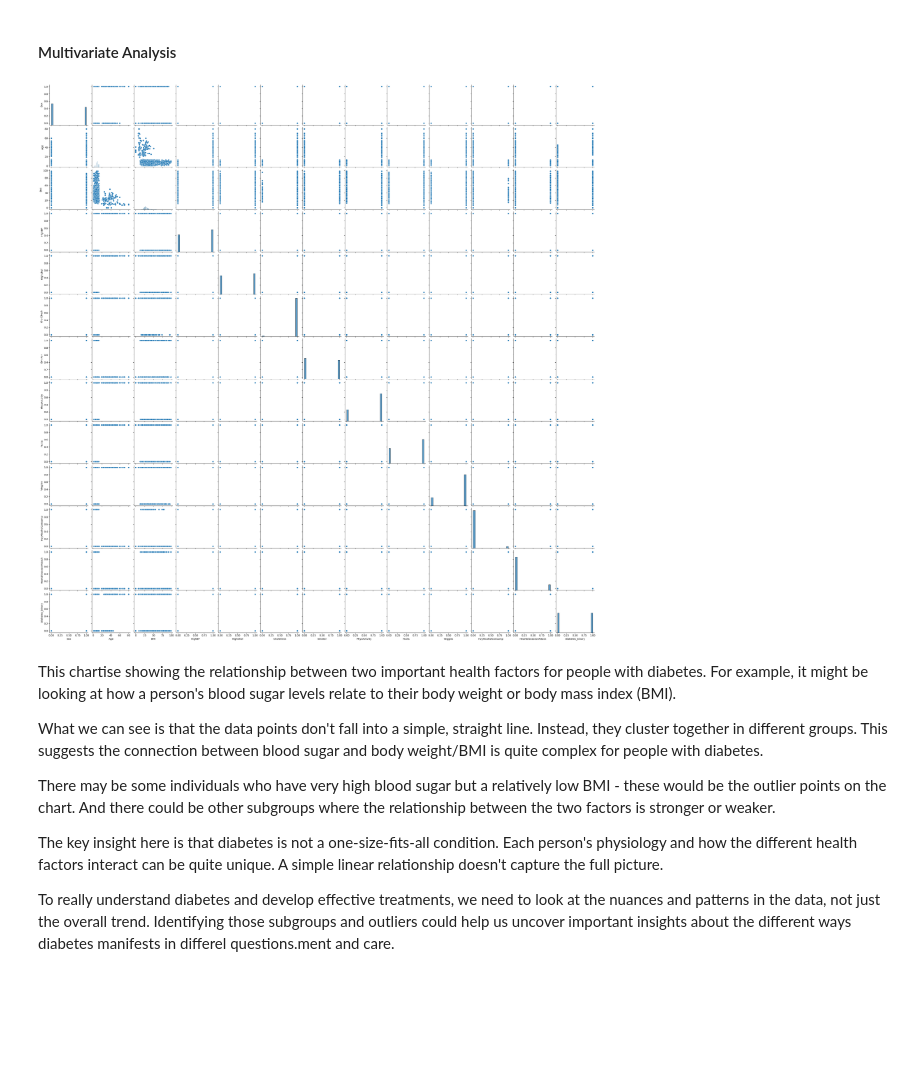
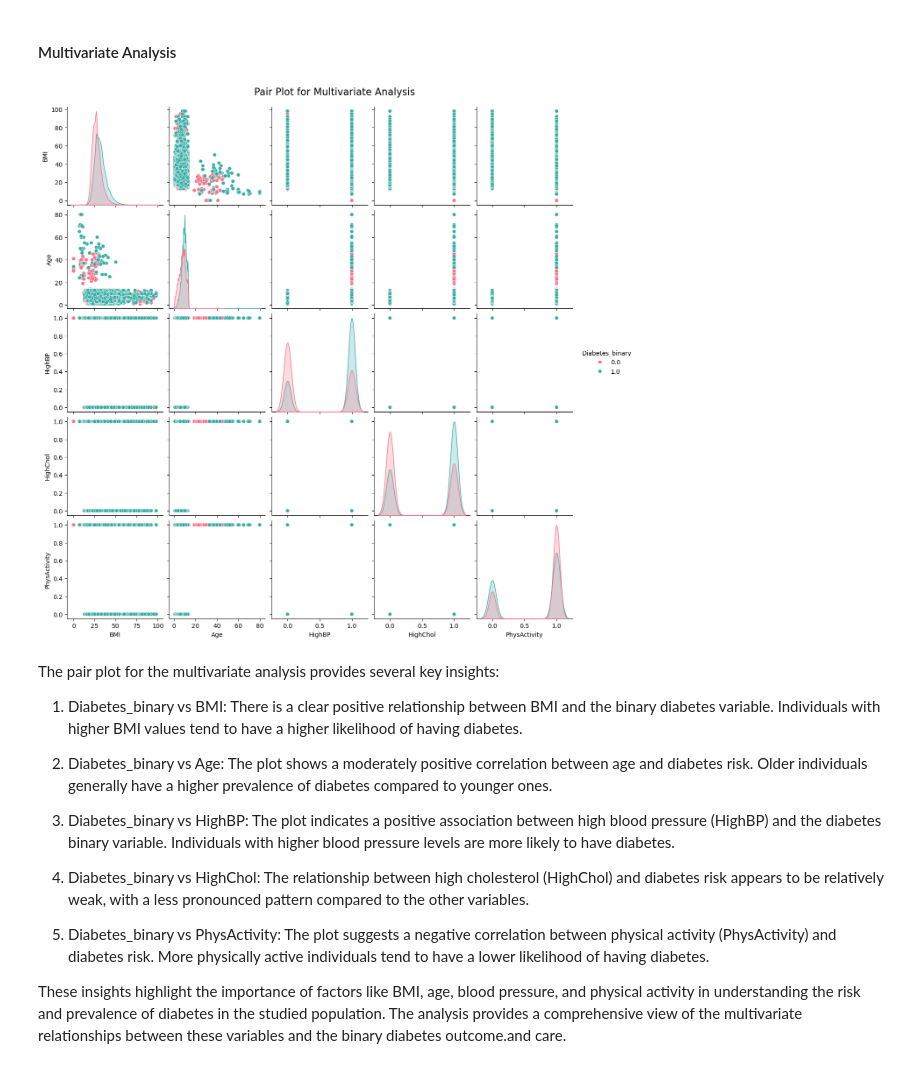
Before and after one commit to McNoblesse/Turbomedics-Diabetes, a Jupyter notebook: Data Exploration and Visualization.ipynb, the cells around one changed output. Drawn from its saved outputs; the diff is of its cells as text; code cells hidden in the pictures; blank space fills up the shorter version.

```diff
--- a/Data Exploration and Visualization.ipynb
+++ b/Data Exploration and Visualization.ipynb
@@ -288,22 +288,28 @@ plt.show()
 # %% [markdown]
 #### Multivariate Analysis
 # %%
-# Dynamically select numerical columns from the DataFrame
-numerical_columns = df.select_dtypes(include='number').columns
+# Selecting relevant columns for multivariate analysis
+columns = ['BMI', 'Age', 'HighBP', 'HighChol', 'PhysActivity', 'Diabetes_binary']
 
-# Create pair plot for numerical columns
-sns.pairplot(df[numerical_columns])
+# Create a pair plot
+sns.pairplot(df[columns], hue='Diabetes_binary', diag_kind='kde', palette='husl')
+
+plt.suptitle('Pair Plot for Multivariate Analysis', y=1.02, fontsize=16)
 plt.show()
 # %% [output]
-[figure, old version]
+[figure, new version]
 # %% [markdown]
 
-This chartise showing the relationship between two important health factors for people with diabetes. For example, it might be looking at how a person's blood sugar levels relate to their body weight or body mass index (BMI).
+The pair plot for the multivariate analysis provides several key insights:
 
-What we can see is that the data points don't fall into a simple, straight line. Instead, they cluster together in different groups. This suggests the connection between blood sugar and body weight/BMI is quite complex for people with diabetes.
+1. Diabetes_binary vs BMI: There is a clear positive relationship between BMI and the binary diabetes variable. Individuals with higher BMI values tend to have a higher likelihood of having diabetes.
 
-There may be some individuals who have very high blood sugar but a relatively low BMI - these would be the outlier points on the chart. And there could be other subgroups where the relationship between the two factors is stronger or weaker.
+2. Diabetes_binary vs Age: The plot shows a moderately positive correlation between age and diabetes risk. Older individuals generally have a higher prevalence of diabetes compared to younger ones.
 
-The key insight here is that diabetes is not a one-size-fits-all condition. Each person's physiology and how the different health factors interact can be quite unique. A simple linear relationship doesn't capture the full picture.
+3. Diabetes_binary vs HighBP: The plot indicates a positive association between high blood pressure (HighBP) and the diabetes binary variable. Individuals with higher blood pressure levels are more likely to have diabetes.
 
-To really understand diabetes and develop effective treatments, we need to look at the nuances and patterns in the data, not just the overall trend. Identifying those subgroups and outliers could help us uncover important insights about the different ways diabetes manifests in differel questions.ment and care.
+4. Diabetes_binary vs HighChol: The relationship between high cholesterol (HighChol) and diabetes risk appears to be relatively weak, with a less pronounced pattern compared to the other variables.
+
+5. Diabetes_binary vs PhysActivity: The plot suggests a negative correlation between physical activity (PhysActivity) and diabetes risk. More physically active individuals tend to have a lower likelihood of having diabetes.
+
+These insights highlight the importance of factors like BMI, age, blood pressure, and physical activity in understanding the risk and prevalence of diabetes in the studied population. The analysis provides a comprehensive view of the multivariate relationships between these variables and the binary diabetes outcome.and care.
```
Also changed, not shown: parts of 3 cells of this notebook.
